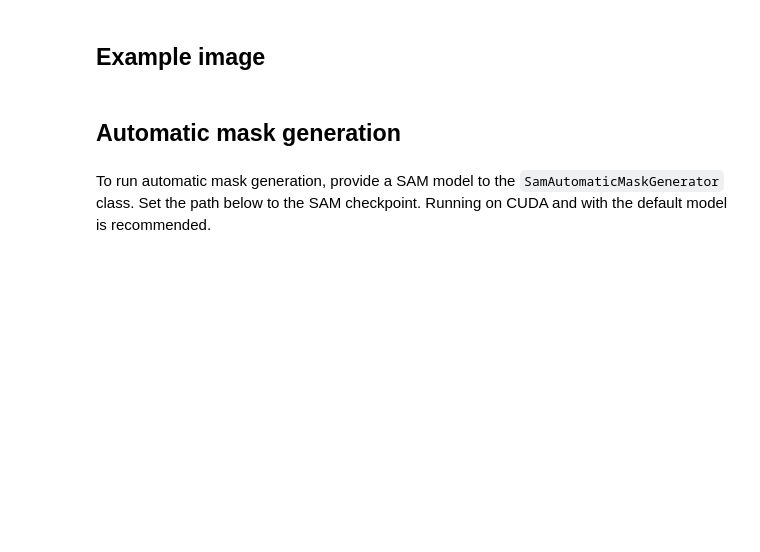
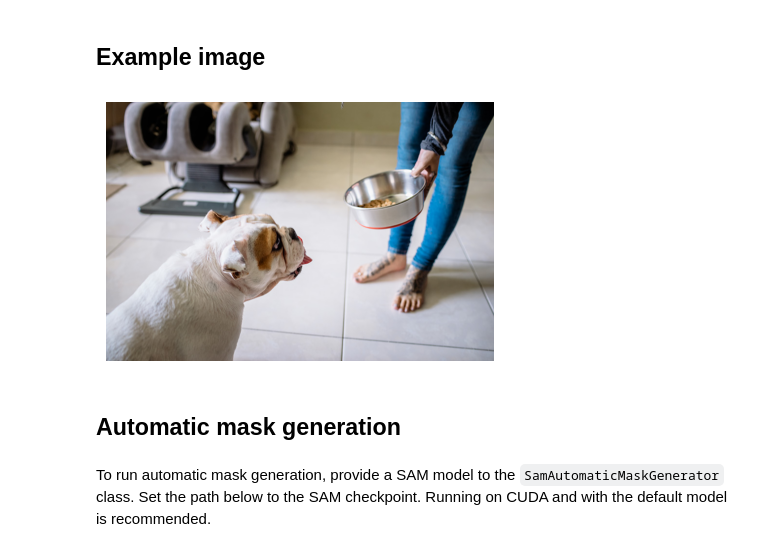
Before and after one commit to sergiogmad/Tinkering_SAM, a Jupyter notebook: tinkering-with-sam.ipynb, the cells around one changed output. Saved outputs shown, nothing was run; the diff lists cells and outputs as text; code cells hidden in the pictures; blank space fills up the shorter version.

```diff
--- a/tinkering-with-sam.ipynb
+++ b/tinkering-with-sam.ipynb
@@ -69,8 +87,12 @@ image = cv2.cvtColor(image, cv2.COLOR_BGR2RGB)
 # %%
+image = Image.open(image_path)
+image = np.array(image.convert("RGB"))
 plt.figure(figsize=(5,5))
 plt.imshow(image)
 plt.axis('off')
 plt.show()
+# %% [output]
+[figure, added]
 # %% [markdown]
 ## Automatic mask generation
 # %% [markdown]
```
Also changed, not shown: parts of 48 cells of this notebook.
